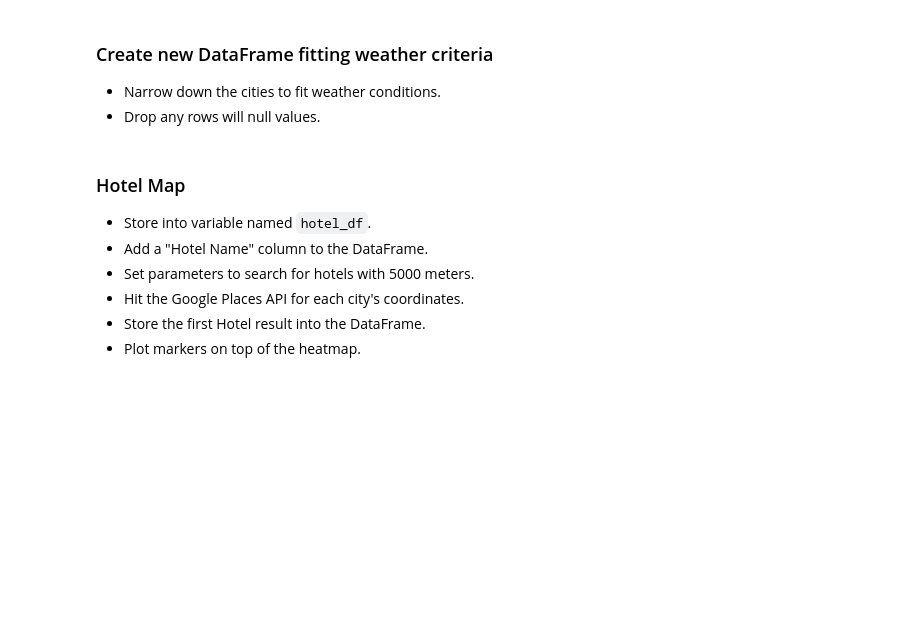
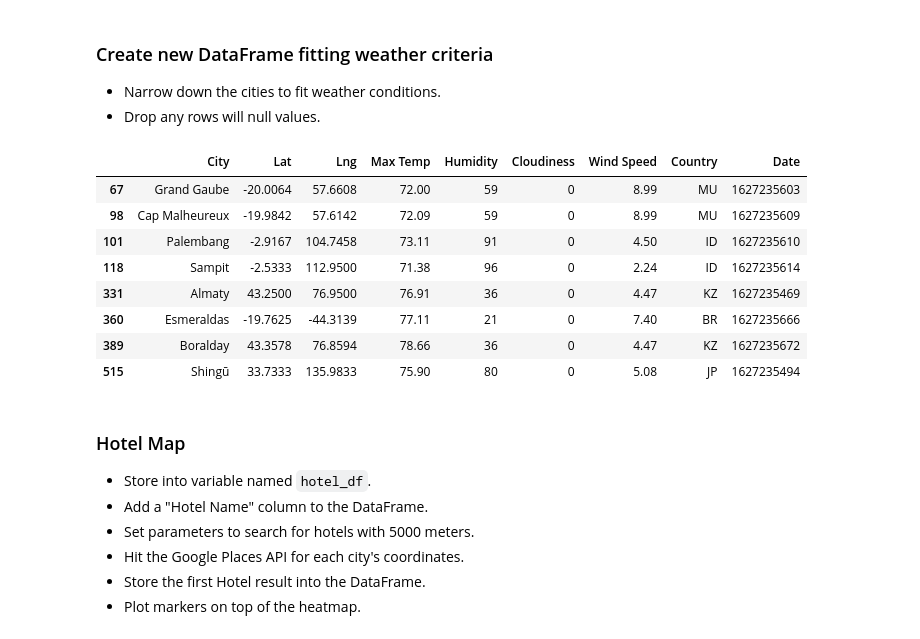
Before and after one commit to ZiboZhao0804/python-api-challenge, a Jupyter notebook: VacationPy/VacationPy.ipynb, the cells around one changed output. Cells and saved outputs as stored; diff of their text form; code cells hidden in the pictures; blank space fills up the shorter version.

```diff
--- a/VacationPy/VacationPy.ipynb
+++ b/VacationPy/VacationPy.ipynb
@@ -41,0 +23,4 @@ Note: you may need to restart the kernel to use updated packages.
+# %%
+file_name = '../WeatherPy/output_data/cities.csv'
+df = pd.read_csv(file_name,index_col=0)
+df.head()
@@ -48,6 +61,25 @@ Note: you may need to restart the kernel to use updated packages.
 ### Create new DataFrame fitting weather criteria
 * Narrow down the cities to fit weather conditions.
 * Drop any rows will null values.
+# %%
+# Criteria:
+# A max temperature lower than 80 degrees but higher than 70.
+# Wind speed less than 10 mph.
+# Zero cloudiness.
+# Also drop any rows will null values
+ideal_df = df[(df['Max Temp'] < 80) & (df['Max Temp'] > 70) & (df['Wind Speed'] < 10) & (df['Cloudiness'] == 0)]
+ideal_df = ideal_df.dropna()
+ideal_df
+# %% [output]
+|  | City | Lat | Lng | Max Temp | Humidity | Cloudiness | Wind Speed | Country | Date |
+| 67 | Grand Gaube | -20.0064 | 57.6608 | 72.00 | 59 | 0 | 8.99 | MU | 1627235603 |
+| 98 | Cap Malheureux | -19.9842 | 57.6142 | 72.09 | 59 | 0 | 8.99 | MU | 1627235609 |
+| 101 | Palembang | -2.9167 | 104.7458 | 73.11 | 91 | 0 | 4.50 | ID | 1627235610 |
+| 118 | Sampit | -2.5333 | 112.9500 | 71.38 | 96 | 0 | 2.24 | ID | 1627235614 |
+| 331 | Almaty | 43.2500 | 76.9500 | 76.91 | 36 | 0 | 4.47 | KZ | 1627235469 |
+| 360 | Esmeraldas | -19.7625 | -44.3139 | 77.11 | 21 | 0 | 7.40 | BR | 1627235666 |
+| 389 | Boralday | 43.3578 | 76.8594 | 78.66 | 36 | 0 | 4.47 | KZ | 1627235672 |
+| 515 | Shingū | 33.7333 | 135.9833 | 75.90 | 80 | 0 | 5.08 | JP | 1627235494 |
 # %% [markdown]
 ### Hotel Map
 * Store into variable named `hotel_df`.
```
Also changed, not shown: parts of 11 cells of this notebook.
